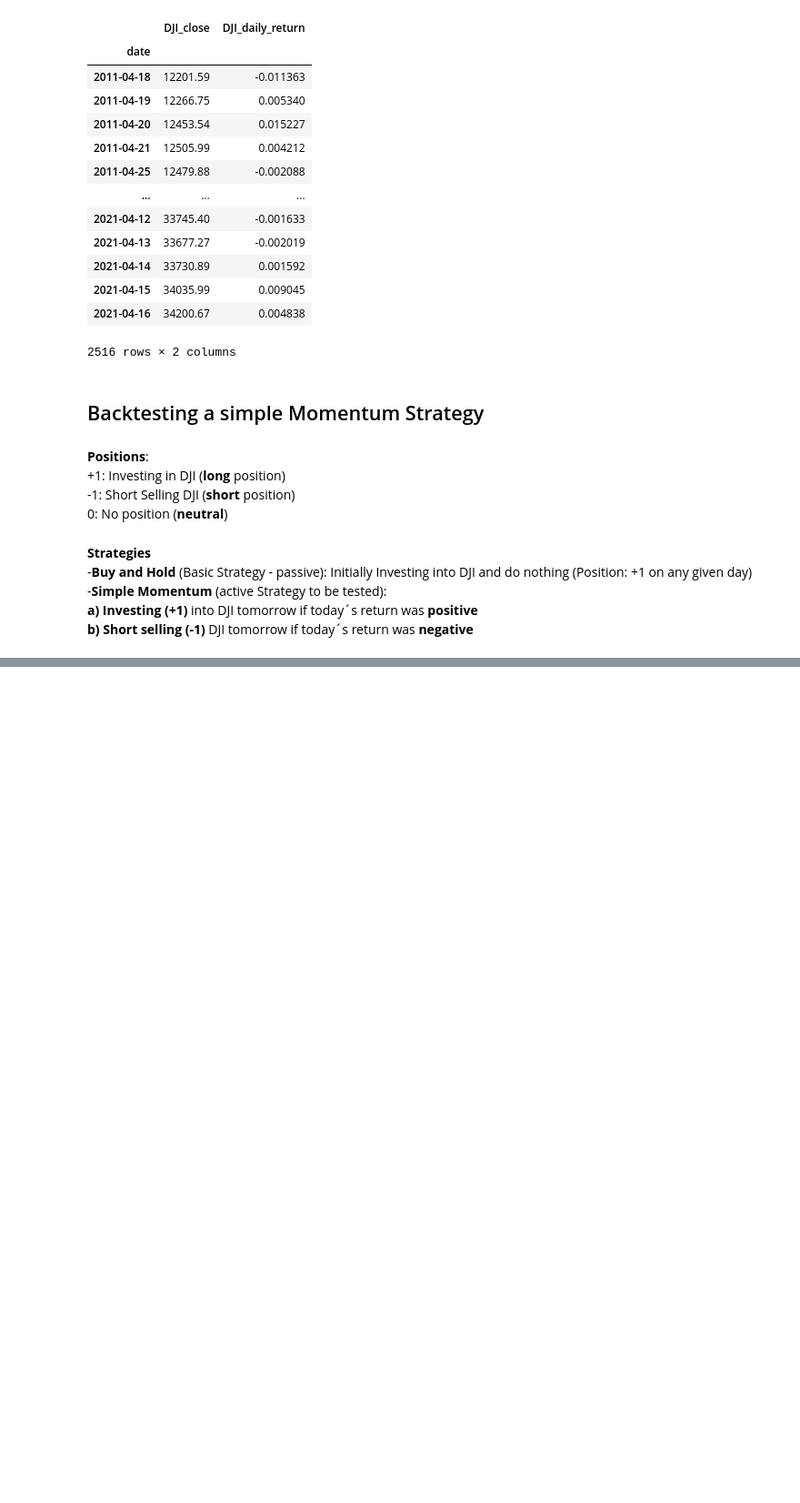
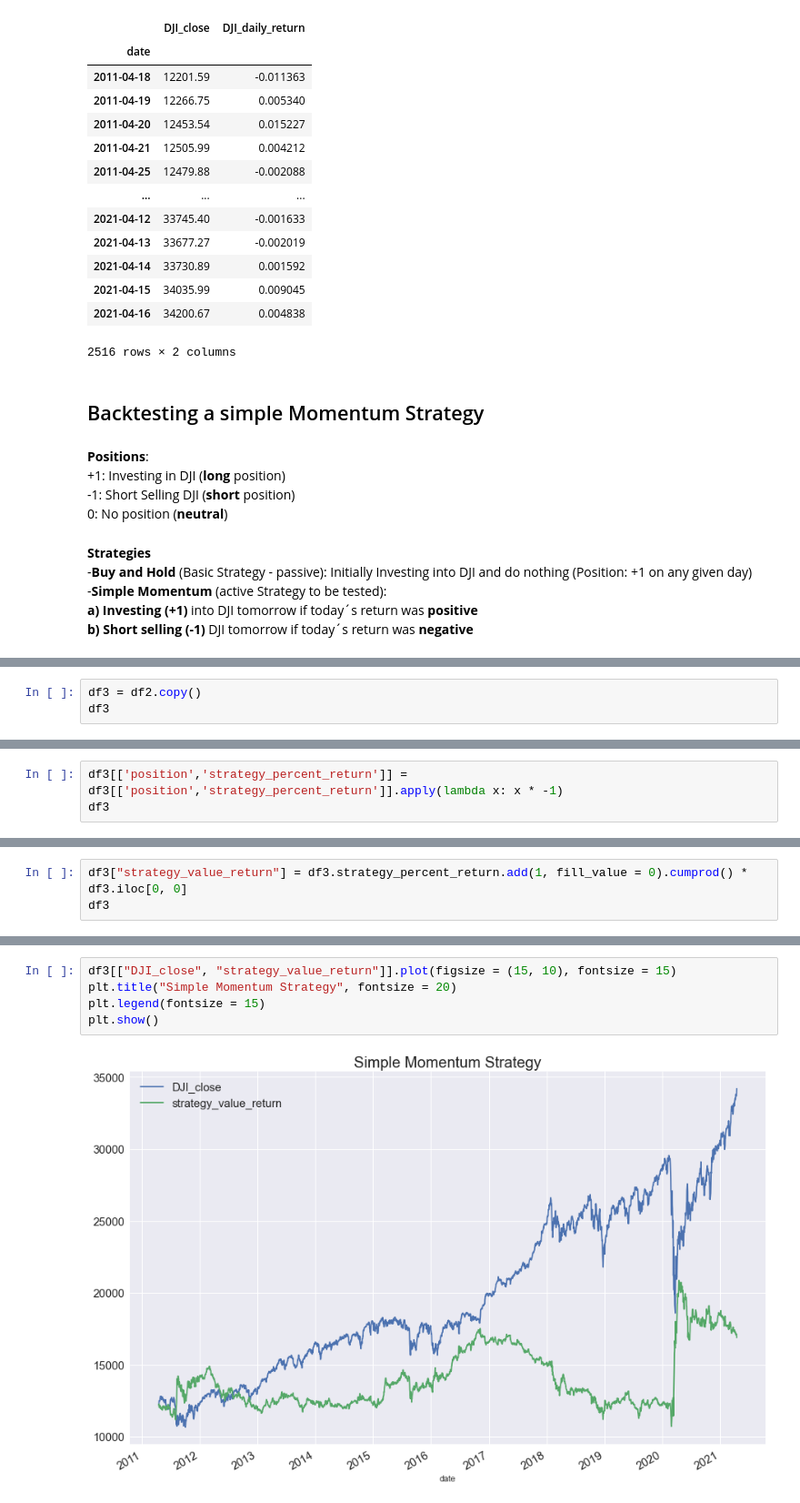
Before and after one commit to alebel94/dji_analysis, a Jupyter notebook: dji_analysis.ipynb, the cells around one changed output, grey strips where cells are left out. Shown at 91% size. Drawn from its saved outputs; the diff is of its cells as text; blank space fills up the shorter version.

```diff
--- a/dji_analysis.ipynb
+++ b/dji_analysis.ipynb
@@ -374,0 +496,3 @@ KeyError: 'DJI_Return'
+# %%
+df3 = df2.copy()
+df3
@@ -374,0 +514,3 @@ KeyError: 'DJI_Return'
+# %%
+df3[['position','strategy_percent_return']] = df3[['position','strategy_percent_return']].apply(lambda x: x * -1)
+df3
@@ -374,0 +532,3 @@ KeyError: 'DJI_Return'
+# %%
+df3["strategy_value_return"] = df3.strategy_percent_return.add(1, fill_value = 0).cumprod() * df3.iloc[0, 0]
+df3
@@ -374,0 +550,7 @@ KeyError: 'DJI_Return'
+# %%
+df3[["DJI_close", "strategy_value_return"]].plot(figsize = (15, 10), fontsize = 15)
+plt.title("Simple Momentum Strategy", fontsize = 20)
+plt.legend(fontsize = 15)
+plt.show()
+# %% [output]
+[figure, added]
```
Also changed, not shown: parts of 18 cells of this notebook.
